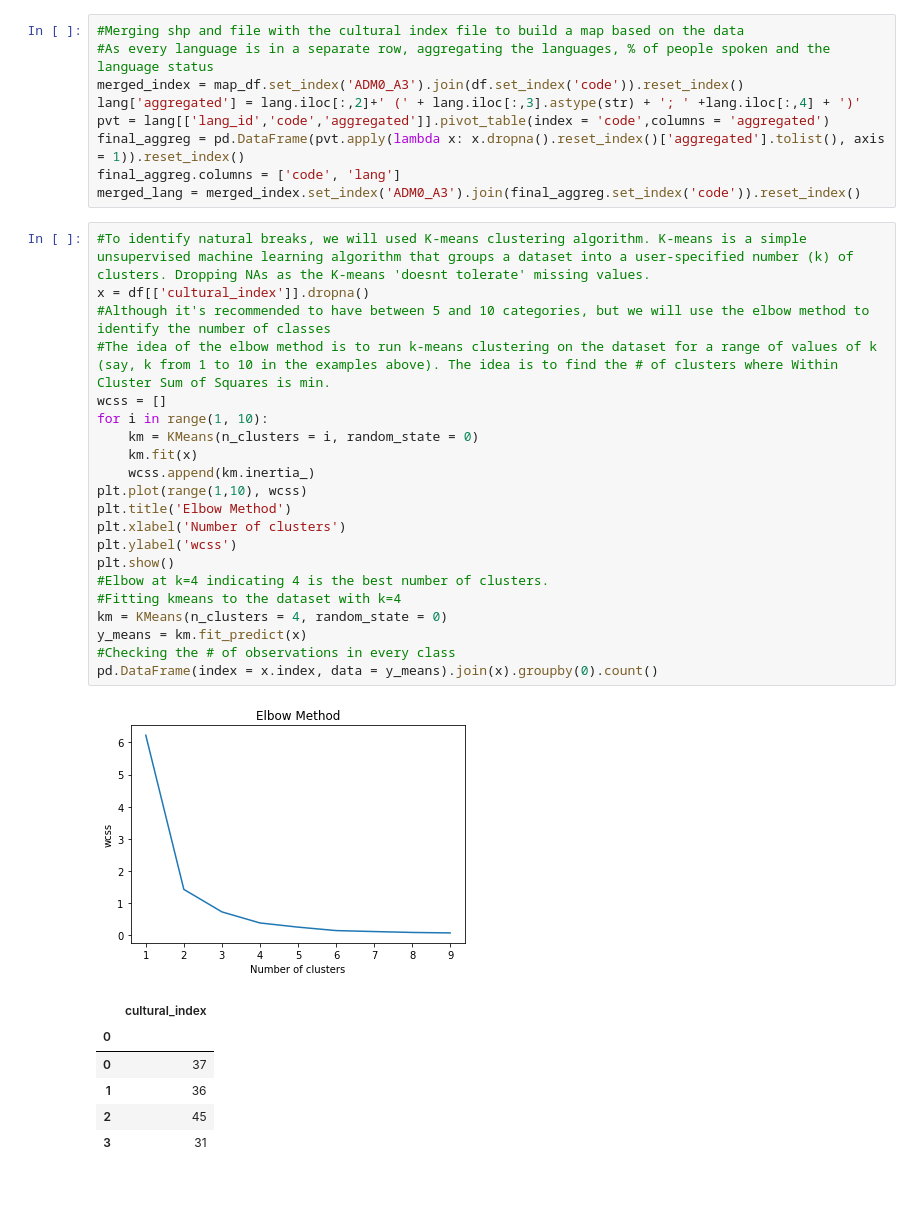
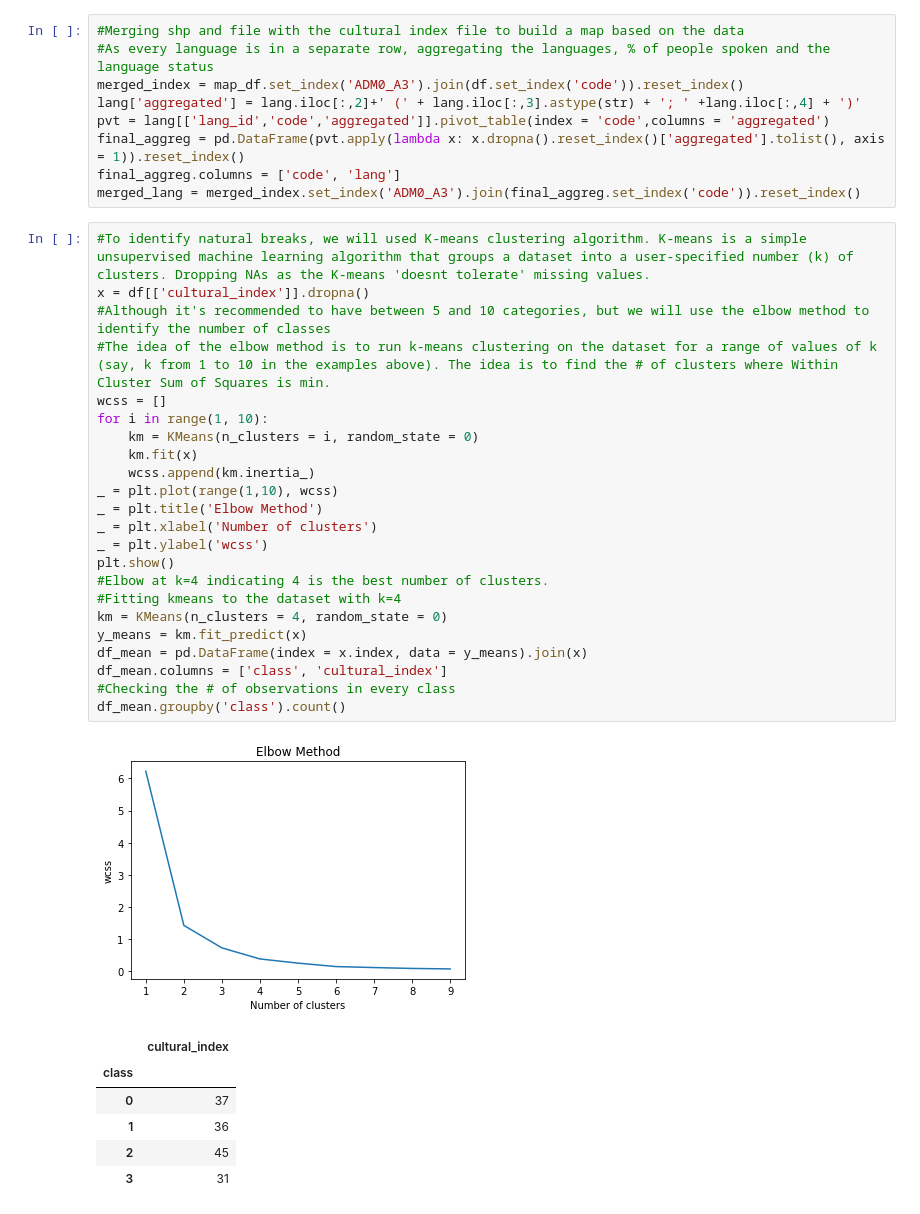
Before and after one commit to eponkratova/color-map-techniques, a Jupyter notebook: clustering.ipynb, the cells around one changed output. Cells and saved outputs as stored; diff of their text form.

```diff
--- a/clustering.ipynb
+++ b/clustering.ipynb
@@ -38,28 +36,30 @@ merged_lang = merged_index.set_index('ADM0_A3').join(final_aggreg.set_index('cod
 # %%
 #To identify natural breaks, we will used K-means clustering algorithm. K-means is a simple unsupervised machine learning algorithm that groups a dataset into a user-specified number (k) of clusters. Dropping NAs as the K-means 'doesnt tolerate' missing values.
 x = df[['cultural_index']].dropna()
 #Although it's recommended to have between 5 and 10 categories, but we will use the elbow method to identify the number of classes
 #The idea of the elbow method is to run k-means clustering on the dataset for a range of values of k (say, k from 1 to 10 in the examples above). The idea is to find the # of clusters where Within Cluster Sum of Squares is min.
 wcss = []
 for i in range(1, 10):
     km = KMeans(n_clusters = i, random_state = 0)
     km.fit(x)
     wcss.append(km.inertia_)
-plt.plot(range(1,10), wcss)
-plt.title('Elbow Method')
-plt.xlabel('Number of clusters')
-plt.ylabel('wcss')
+_ = plt.plot(range(1,10), wcss)
+_ = plt.title('Elbow Method')
+_ = plt.xlabel('Number of clusters')
+_ = plt.ylabel('wcss')
 plt.show()
 #Elbow at k=4 indicating 4 is the best number of clusters.
 #Fitting kmeans to the dataset with k=4
 km = KMeans(n_clusters = 4, random_state = 0)
 y_means = km.fit_predict(x)
+df_mean = pd.DataFrame(index = x.index, data = y_means).join(x)
+df_mean.columns = ['class', 'cultural_index']
 #Checking the # of observations in every class
-pd.DataFrame(index = x.index, data = y_means).join(x).groupby(0).count()
+df_mean.groupby('class').count()
 # %% [output]
 [figure]
 |  | cultural_index |
-| 0 |  |
+| class |  |
 | 0 | 37 |
 | 1 | 36 |
 | 2 | 45 |
```
Also changed, not shown: parts of 8 cells of this notebook.
